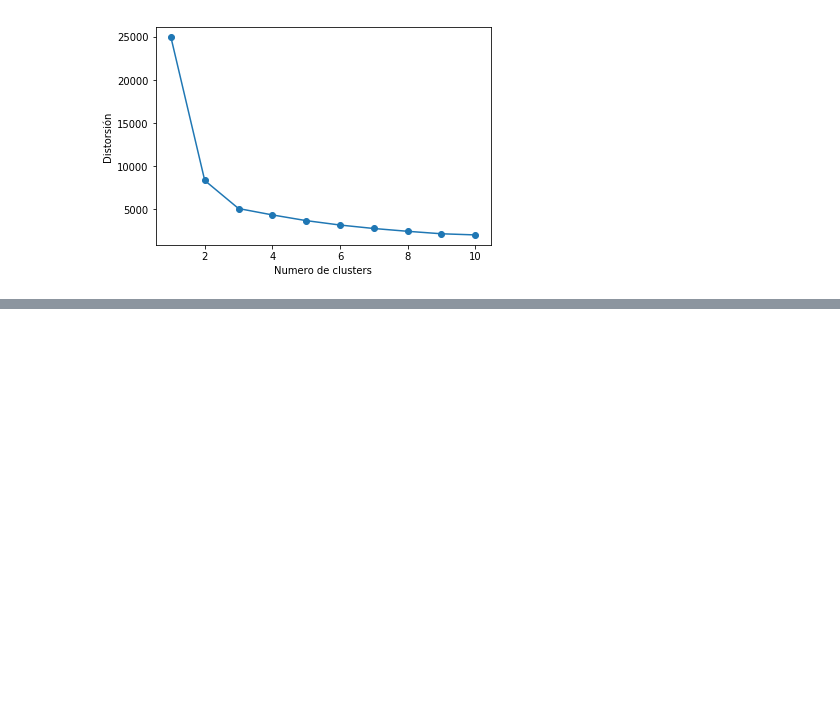
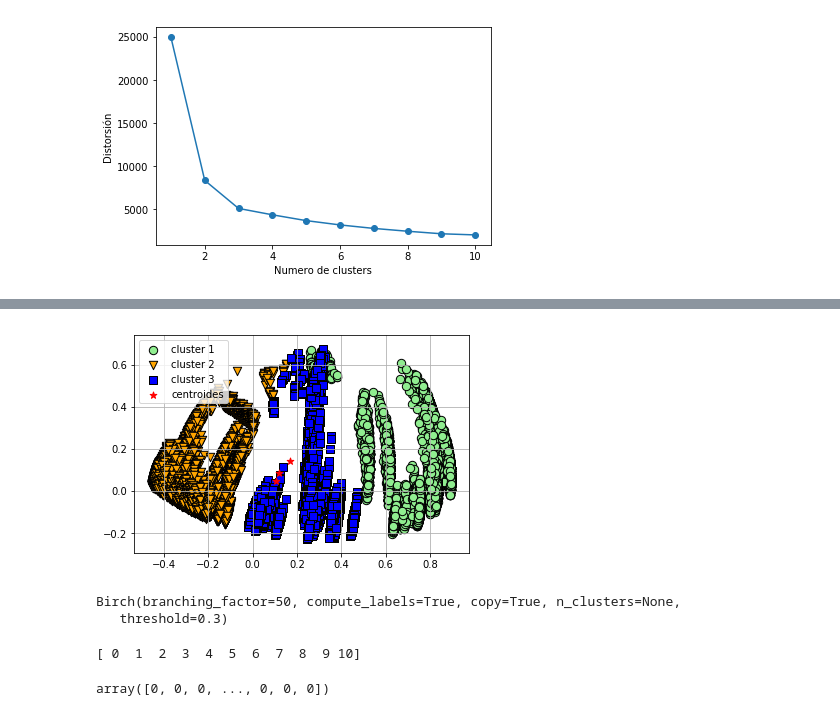
Before and after one commit to Palacio120/delfin, a Jupyter notebook: ProyectoFinal Delfin/Algoritmos.ipynb, the cells around one changed output, grey strips where cells are left out. Cells and saved outputs as stored; diff of their text form; code cells hidden in the pictures; blank space fills up the shorter version.

```diff
--- a/ProyectoFinal Delfin/Algoritmos.ipynb
+++ b/ProyectoFinal Delfin/Algoritmos.ipynb
@@ -117,0 +88,39 @@ plt.show()
+# %%
+from sklearn.decomposition import PCA
+pca = PCA(n_components=2)
+pca.fit(df_vivienda_copy)
+df_vivienda_copy=pca.transform(df_vivienda_copy)
+# %%
+plt.scatter(df_vivienda_copy[y_km==0,0],
+          df_vivienda_copy[y_km==0,1],
+          s=70,
+          c='lightgreen',
+          edgecolor='black',
+          marker='o',
+          label='cluster 1')
+plt.scatter(df_vivienda_copy[y_km==1,0],
+          df_vivienda_copy[y_km==1,1],
+          s=70,
+          c='orange',
+          edgecolor='black',
+          marker='v',
+          label='cluster 2')
+plt.scatter(df_vivienda_copy[y_km==2,0],
+          df_vivienda_copy[y_km==2,1],
+          s=70,
+          c='blue',
+          edgecolor='black',
+          marker='s',
+          label='cluster 3')
+plt.scatter(clusters.cluster_centers_[:,0],
+          clusters.cluster_centers_[:,1],
+          s=50,
+          c='red',
+          marker='*',
+          label='centroides')
+
+plt.legend()
+plt.grid()
+plt.show()
+# %% [output]
+[figure, added]
@@ -117,0 +133,5 @@ plt.show()
+# %%
+brc.fit(df_vivienda_copy)
+# %% [output]
+Birch(branching_factor=50, compute_labels=True, copy=True, n_clusters=None,
+   threshold=0.3)
@@ -117,0 +140,8 @@ plt.show()
+# %%
+print(np.unique(brc.fit_predict(df_vivienda_copy)))
+# %% [output]
+[ 0  1  2  3  4  5  6  7  8  9 10]
+# %%
+brc.predict(df_vivienda_copy)
+# %% [output]
+array([0, 0, 0, ..., 0, 0, 0])
```
Also changed, not shown: parts of 21 cells of this notebook, 1 other file.
